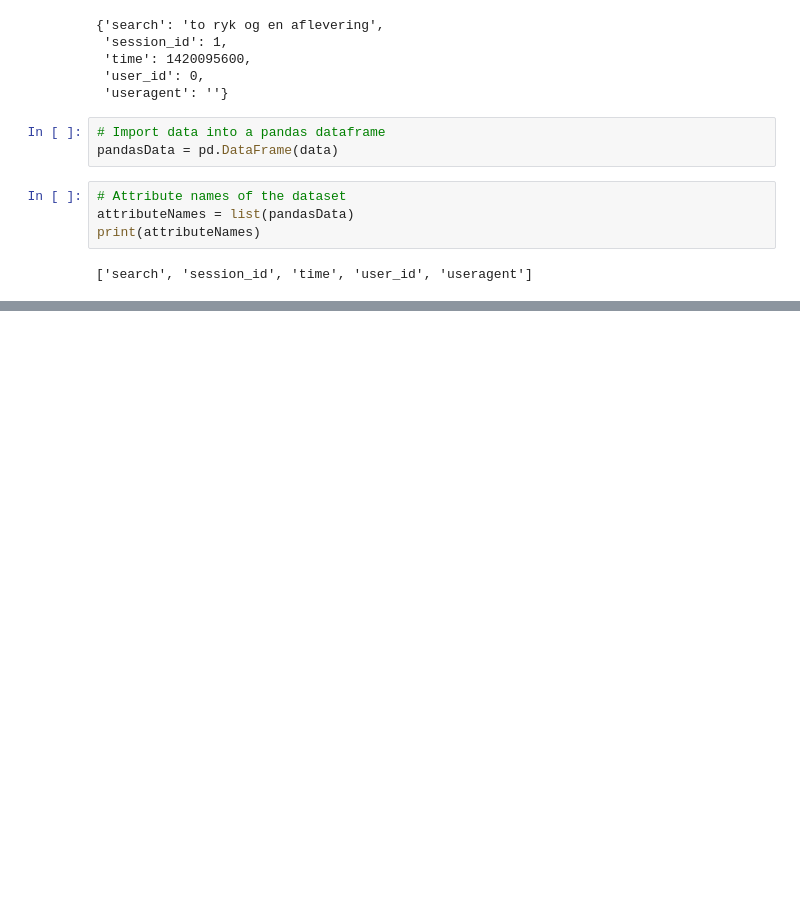
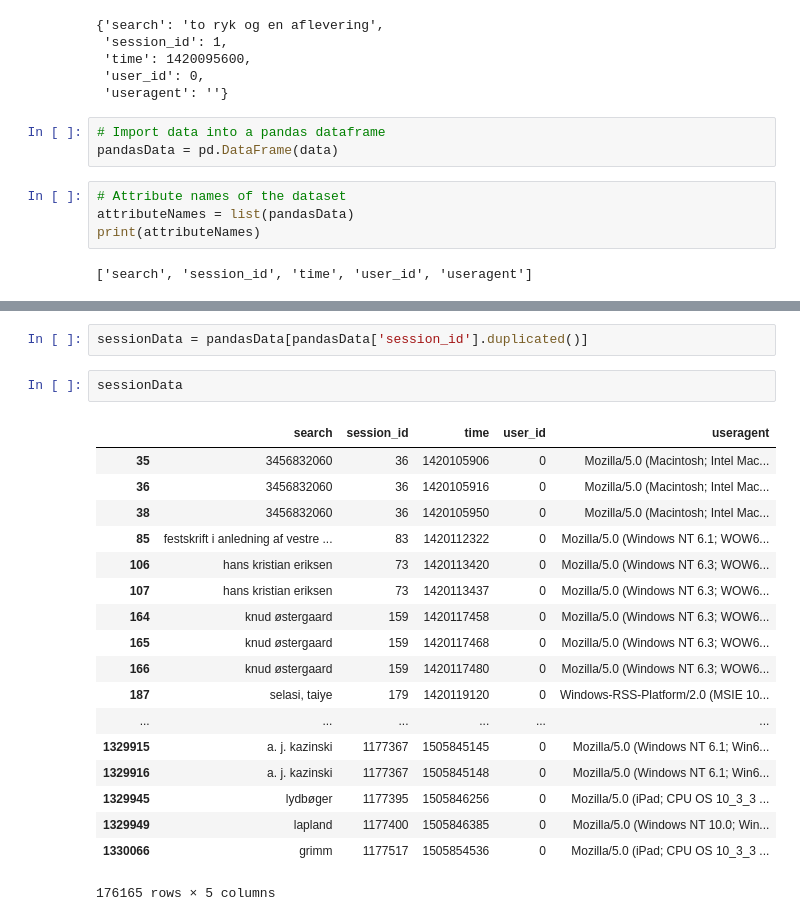
Before and after one commit to tcluri/dbc-hack4dk, a Jupyter notebook: Bibdk-searches.ipynb, the cells around one changed output, grey strips where cells are left out. Saved outputs shown, nothing was run; the diff lists cells and outputs as text; blank space fills up the shorter version.

```diff
--- a/Bibdk-searches.ipynb
+++ b/Bibdk-searches.ipynb
@@ -28,0 +53,23 @@ print(attributeNames)
+# %%
+sessionData = pandasData[pandasData['session_id'].duplicated()]
+# %%
+sessionData
+# %% [output]
+|  | search | session_id | time | user_id | useragent |
+| 35 | 3456832060 | 36 | 1420105906 | 0 | Mozilla/5.0 (Macintosh; Intel Mac... |
+| 36 | 3456832060 | 36 | 1420105916 | 0 | Mozilla/5.0 (Macintosh; Intel Mac... |
+| 38 | 3456832060 | 36 | 1420105950 | 0 | Mozilla/5.0 (Macintosh; Intel Mac... |
+| 85 | festskrift i anledning af vestre ... | 83 | 1420112322 | 0 | Mozilla/5.0 (Windows NT 6.1; WOW6... |
+| 106 | hans kristian eriksen | 73 | 1420113420 | 0 | Mozilla/5.0 (Windows NT 6.3; WOW6... |
+| 107 | hans kristian eriksen | 73 | 1420113437 | 0 | Mozilla/5.0 (Windows NT 6.3; WOW6... |
+| 164 | knud østergaard | 159 | 1420117458 | 0 | Mozilla/5.0 (Windows NT 6.3; WOW6... |
+| 165 | knud østergaard | 159 | 1420117468 | 0 | Mozilla/5.0 (Windows NT 6.3; WOW6... |
+| 166 | knud østergaard | 159 | 1420117480 | 0 | Mozilla/5.0 (Windows NT 6.3; WOW6... |
+| 187 | selasi, taiye | 179 | 1420119120 | 0 | Windows-RSS-Platform/2.0 (MSIE 10... |
+| ... | ... | ... | ... | ... | ... |
+| 1329915 | a. j. kazinski | 1177367 | 1505845145 | 0 | Mozilla/5.0 (Windows NT 6.1; Win6... |
+| 1329916 | a. j. kazinski | 1177367 | 1505845148 | 0 | Mozilla/5.0 (Windows NT 6.1; Win6... |
+| 1329945 | lydbøger | 1177395 | 1505846256 | 0 | Mozilla/5.0 (iPad; CPU OS 10_3_3 ... |
+| 1329949 | lapland | 1177400 | 1505846385 | 0 | Mozilla/5.0 (Windows NT 10.0; Win... |
+| 1330066 | grimm | 1177517 | 1505854536 | 0 | Mozilla/5.0 (iPad; CPU OS 10_3_3 ... |
+176165 rows × 5 columns
```
Also changed, not shown: parts of 4 cells of this notebook.
